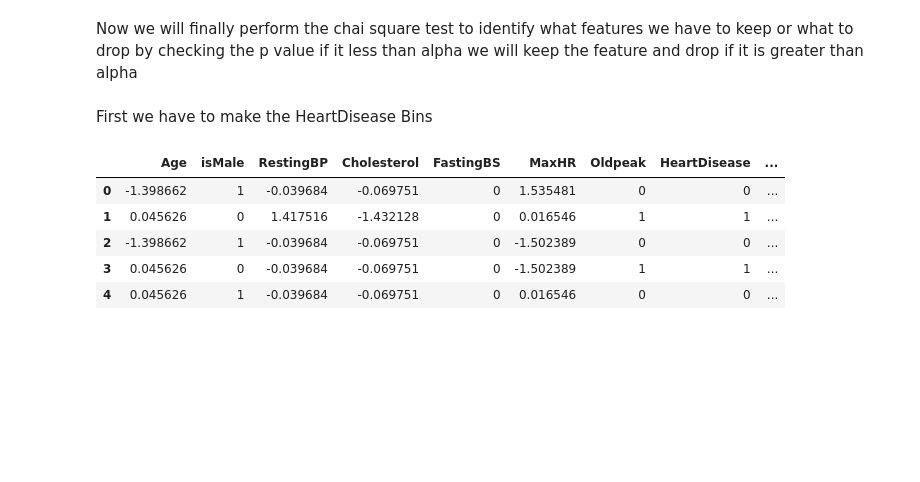
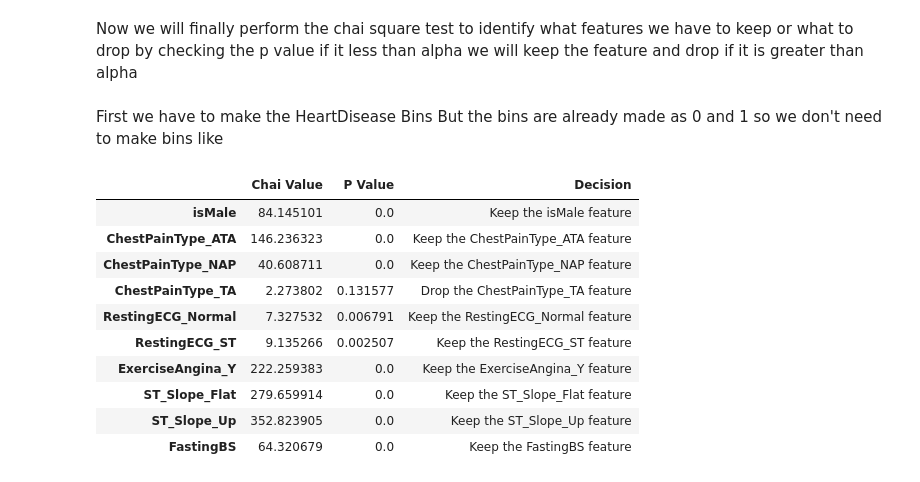
Before and after one commit to MAhmad25/Things-Before-ML, a Jupyter notebook: Project_2_heart.ipynb, the cells around one changed output. Drawn from its saved outputs; the diff is of its cells as text; code cells hidden in the pictures; blank space fills up the shorter version.

```diff
--- a/Project_2_heart.ipynb
+++ b/Project_2_heart.ipynb
@@ -329,13 +329,5 @@ Now we will finally perform the chai square test to identify what features we ha
 from scipy.stats import chi2_contingency as chaiSquare
 # %% [markdown]
 First we have to make the HeartDisease Bins
+But the bins are already made as 0 and 1
+so we don't need to make bins like
-# %%
-# heart_cleaned["HeartDiseaseBins"]=pd.qcut(heart_cleaned["HeartDisease"],q=4,labels=False)
-heart_cleaned.head()
-# %% [output]
-|  | Age | isMale | RestingBP | Cholesterol | FastingBS | MaxHR | Oldpeak | HeartDisease | ... |
-| 0 | -1.398662 | 1 | -0.039684 | -0.069751 | 0 | 1.535481 | 0 | 0 | ... |
-| 1 | 0.045626 | 0 | 1.417516 | -1.432128 | 0 | 0.016546 | 1 | 1 | ... |
-| 2 | -1.398662 | 1 | -0.039684 | -0.069751 | 0 | -1.502389 | 0 | 0 | ... |
-| 3 | 0.045626 | 0 | -0.039684 | -0.069751 | 0 | -1.502389 | 1 | 1 | ... |
-| 4 | 0.045626 | 1 | -0.039684 | -0.069751 | 0 | 0.016546 | 0 | 0 | ... |
@@ -341,0 +336,28 @@ heart_cleaned.head()
+# %%
+alpha=0.05
+chai_result={}
+categorical_coloumn=["isMale","ChestPainType_ATA","ChestPainType_NAP","ChestPainType_TA","RestingECG_Normal","RestingECG_ST","ExerciseAngina_Y","ST_Slope_Flat","ST_Slope_Up","FastingBS"]
+for cat in categorical_coloumn:
+        frequency_frame=pd.crosstab(heart_cleaned[cat],heart_cleaned["HeartDisease"])
+        chai_value,p_value,_,_=chaiSquare(frequency_frame)
+        Decision= f"Keep the {cat} feature" if p_value <= alpha else f"Drop the {cat} feature"
+        chai_result[cat]={
+                "Chai Value":chai_value,
+                "P Value":p_value,
+                "Decision":Decision
+
+        }
+final_dataset_for_model_training=pd.DataFrame(chai_result).T
+final_dataset_for_model_training
+# %% [output]
+|  | Chai Value | P Value | Decision |
+| isMale | 84.145101 | 0.0 | Keep the isMale feature |
+| ChestPainType_ATA | 146.236323 | 0.0 | Keep the ChestPainType_ATA feature |
+| ChestPainType_NAP | 40.608711 | 0.0 | Keep the ChestPainType_NAP feature |
+| ChestPainType_TA | 2.273802 | 0.131577 | Drop the ChestPainType_TA feature |
+| RestingECG_Normal | 7.327532 | 0.006791 | Keep the RestingECG_Normal feature |
+| RestingECG_ST | 9.135266 | 0.002507 | Keep the RestingECG_ST feature |
+| ExerciseAngina_Y | 222.259383 | 0.0 | Keep the ExerciseAngina_Y feature |
+| ST_Slope_Flat | 279.659914 | 0.0 | Keep the ST_Slope_Flat feature |
+| ST_Slope_Up | 352.823905 | 0.0 | Keep the ST_Slope_Up feature |
+| FastingBS | 64.320679 | 0.0 | Keep the FastingBS feature |
```
Also changed, not shown: parts of 7 cells of this notebook.
